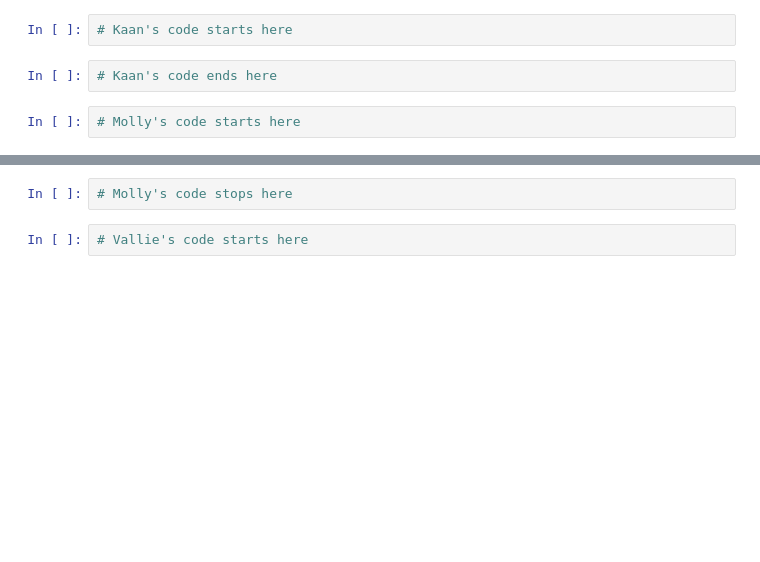
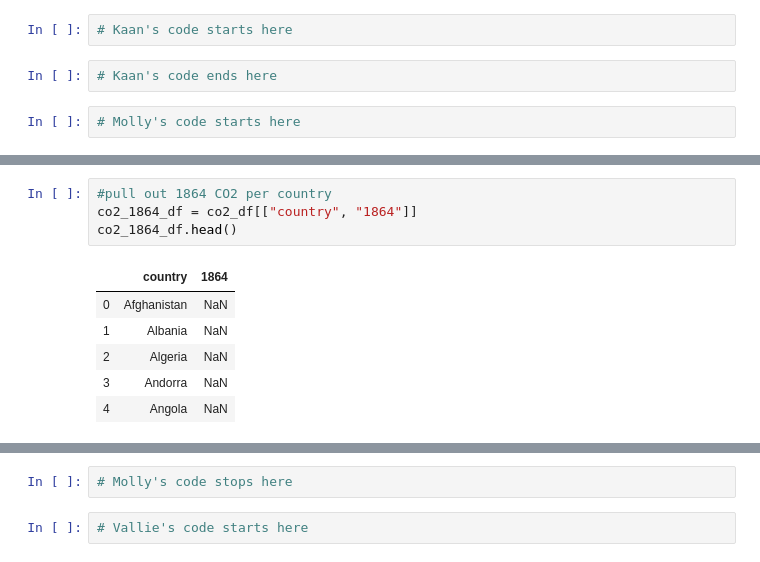
Before and after one commit to VallieTracy/project-one, a Jupyter notebook: Team_Awesome_Project_1.ipynb, the cells around one changed output, grey strips where cells are left out. Cells and saved outputs as stored; diff of their text form; blank space fills up the shorter version.

```diff
--- a/Team_Awesome_Project_1.ipynb
+++ b/Team_Awesome_Project_1.ipynb
@@ -82,0 +94,11 @@ co2_df = co2_df.dropna()
+# %%
+#pull out 1864 CO2 per country
+co2_1864_df = co2_df[["country", "1864"]]
+co2_1864_df.head()
+# %% [output]
+|  | country | 1864 |
+| 0 | Afghanistan | NaN |
+| 1 | Albania | NaN |
+| 2 | Algeria | NaN |
+| 3 | Andorra | NaN |
+| 4 | Angola | NaN |
```
Also changed, not shown: parts of 4 cells of this notebook.
